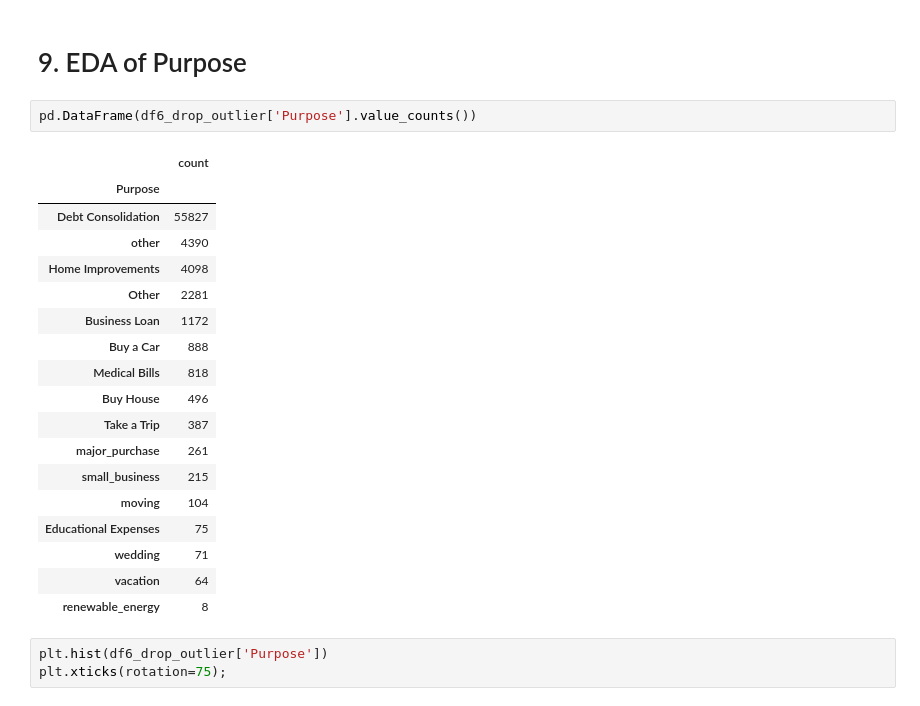
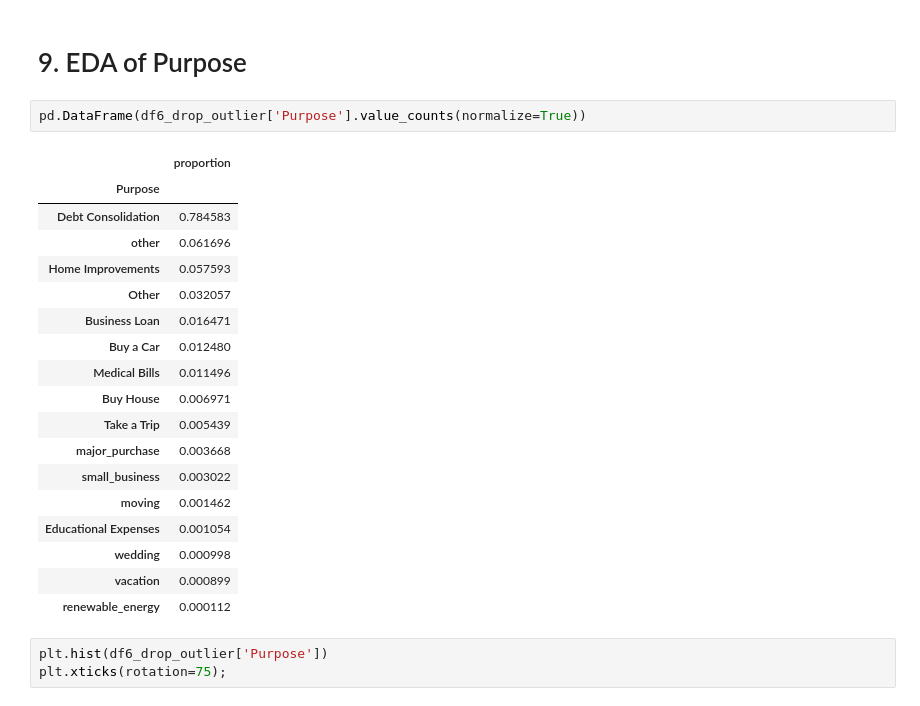
Before and after one commit to annahanslc/loan-dataset, a Jupyter notebook: 1_EDA.ipynb, the cells around one changed output. Saved outputs shown, nothing was run; the diff lists cells and outputs as text.

```diff
--- a/1_EDA.ipynb
+++ b/1_EDA.ipynb
@@ -468,26 +468,26 @@ np.int64(0)
 # %% [markdown]
 # 9. EDA of Purpose
 # %%
-pd.DataFrame(df6_drop_outlier['Purpose'].value_counts())
+pd.DataFrame(df6_drop_outlier['Purpose'].value_counts(normalize=True))
 # %% [output]
-|  | count |
+|  | proportion |
 | Purpose |  |
-| Debt Consolidation | 55827 |
-| other | 4390 |
-| Home Improvements | 4098 |
-| Other | 2281 |
-| Business Loan | 1172 |
-| Buy a Car | 888 |
-| Medical Bills | 818 |
-| Buy House | 496 |
-| Take a Trip | 387 |
-| major_purchase | 261 |
-| small_business | 215 |
-| moving | 104 |
-| Educational Expenses | 75 |
-| wedding | 71 |
-| vacation | 64 |
-| renewable_energy | 8 |
+| Debt Consolidation | 0.784583 |
+| other | 0.061696 |
+| Home Improvements | 0.057593 |
+| Other | 0.032057 |
+| Business Loan | 0.016471 |
+| Buy a Car | 0.012480 |
+| Medical Bills | 0.011496 |
+| Buy House | 0.006971 |
+| Take a Trip | 0.005439 |
+| major_purchase | 0.003668 |
+| small_business | 0.003022 |
+| moving | 0.001462 |
+| Educational Expenses | 0.001054 |
+| wedding | 0.000998 |
+| vacation | 0.000899 |
+| renewable_energy | 0.000112 |
 # %%
 plt.hist(df6_drop_outlier['Purpose'])
 plt.xticks(rotation=75);
```
Also changed, not shown: 3 other files.
